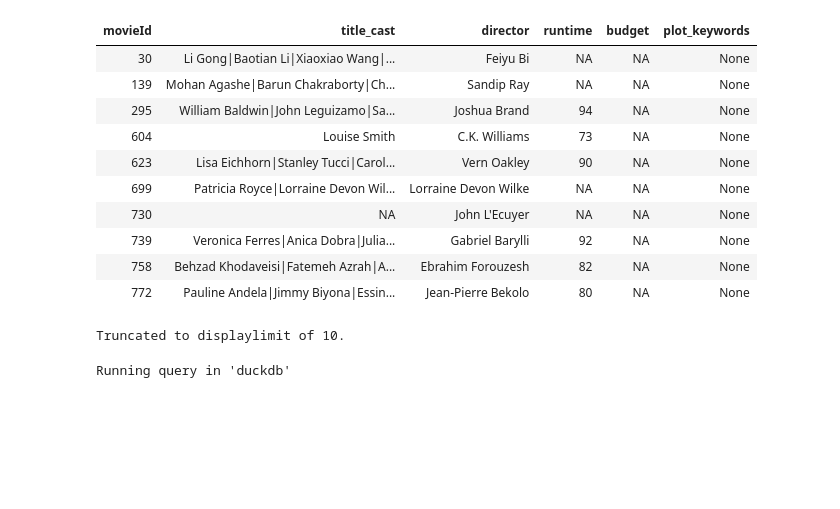
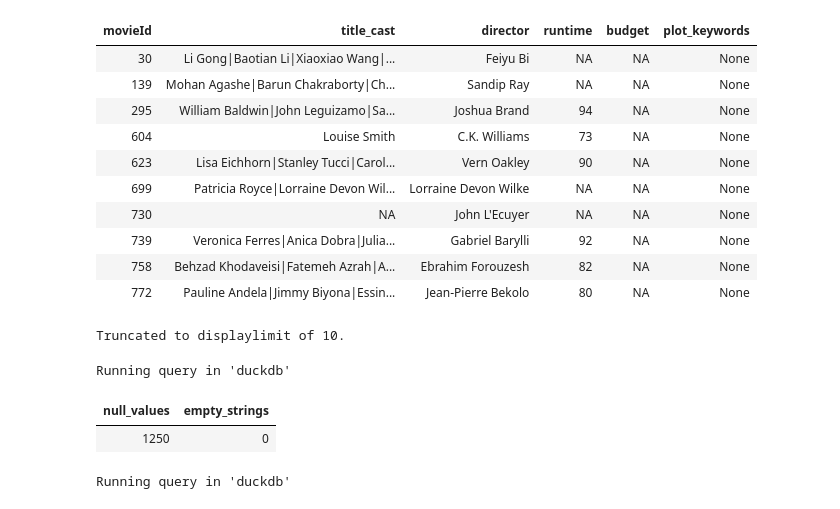
Before and after one commit to Vincent-kiptoo/Movie-Recommender-System, a Jupyter notebook: notebooks/data_audit.ipynb, the cells around one changed output. Cells and saved outputs as stored; diff of their text form; code cells hidden in the pictures; blank space fills up the shorter version.

```diff
--- a/notebooks/data_audit.ipynb
+++ b/notebooks/data_audit.ipynb
@@ -225,16 +209,16 @@ Running query in 'duckdb'
 Truncated to displaylimit of 10.
 # %%
 %%sql
+--Checks the total number of null values and empty strings if it exists in imdb_data
 
 SELECT
-    COUNT(*) FILTER (
-        WHERE plot_keywords IS NULL
-    ) AS null_values,
-
-    COUNT(*) FILTER (
-        WHERE TRIM(plot_keywords) = ''
-    ) AS empty_strings
+    COUNT(*) FILTER (WHERE plot_keywords IS NULL) AS null_values,
+    COUNT(*) FILTER (WHERE TRIM(plot_keywords) = '') AS empty_strings
 
 FROM imdb_data;
+# %% [output]
+Running query in 'duckdb'
+| null_values | empty_strings |
+| 1250 | 0 |
 # %%
 %%sql
```
Also changed, not shown: parts of 21 cells of this notebook.
